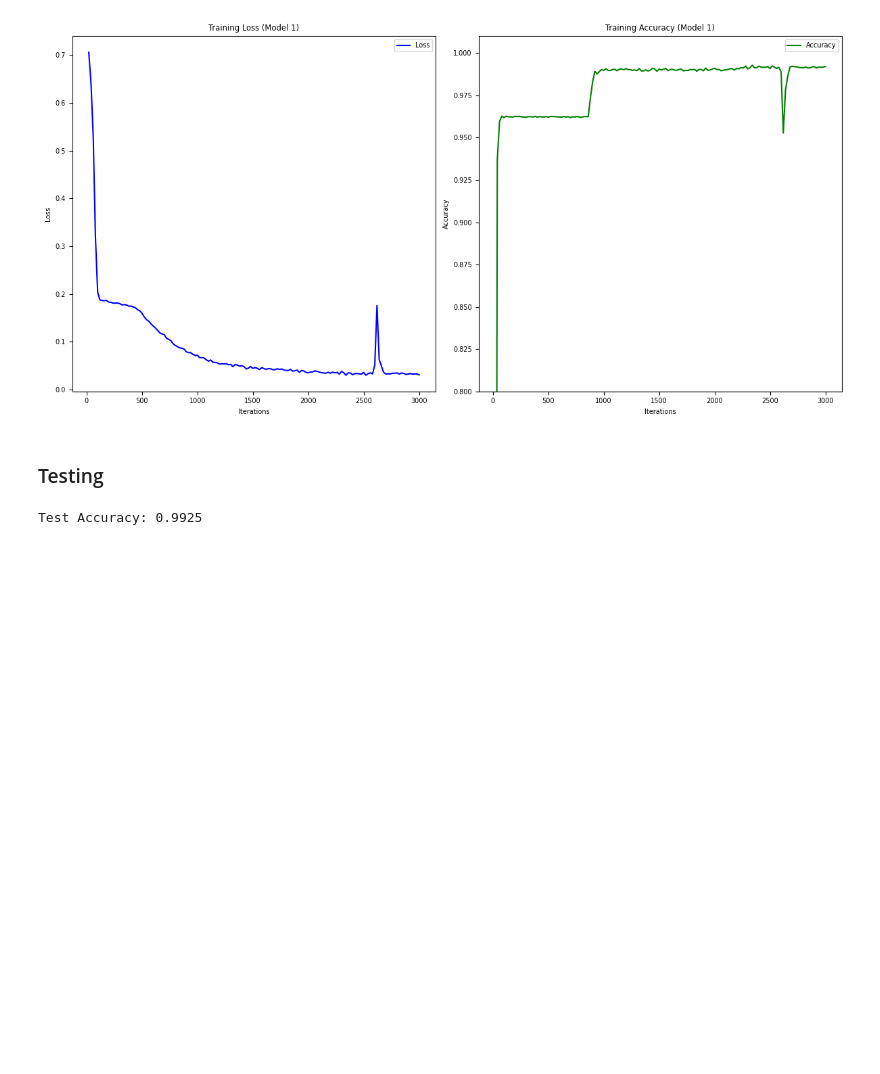
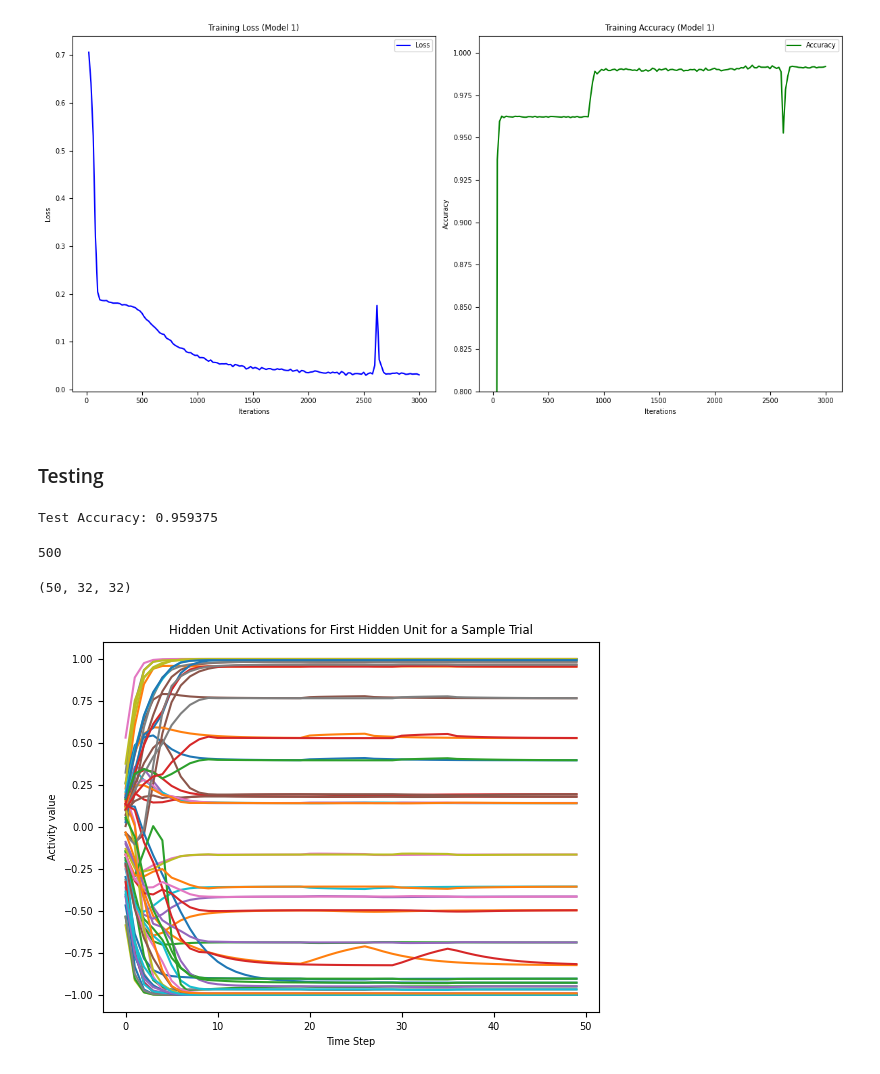
Before and after one commit to adampotton/Cognitive_AI_CW, a Jupyter notebook: Q2A_LSTM.ipynb, the cells around one changed output. Saved outputs shown, nothing was run; the diff lists cells and outputs as text; code cells hidden in the pictures; blank space fills up the shorter version.

```diff
--- a/Q2A_LSTM.ipynb
+++ b/Q2A_LSTM.ipynb
@@ -181,14 +181,16 @@ plt.show()
 # %%
 env = dataset.env # Reset environment
 env.reset(no_step=True)
-
+activity = []
 for i in range(500):
+    env.new_trial()
     test_inputs, test_labels = dataset()
     test_inputs = torch.from_numpy(test_inputs).type(torch.float)
     test_labels = torch.from_numpy(test_labels.flatten()).type(torch.long)
     test_accs = []
     with torch.no_grad():
-        test_output, _ = net(test_inputs)
+        test_output, act = net(test_inputs)
+        activity.append(act)
         test_output = test_output.view(-1, output_size)
         criterion = nn.CrossEntropyLoss()
         test_loss = criterion(test_output, test_labels)
@@ -197,4 +199,25 @@ for i in range(500):
 
 print('Test Accuracy:', np.mean(test_accs))
 # %% [output]
-Test Accuracy: 0.9925
+Test Accuracy: 0.959375
+# %%
+print(len(activity))
+# %% [output]
+500
+# %%
+import matplotlib.pyplot as plt
+
+# Plot the activations for the first few trials
+for i in range(480,481):  # Adjust the number of trials you want to visualize
+    trial_activations = activity[i].detach().numpy() # Convert tensor to numpy
+    print(trial_activations.shape)
+    # Select the first hidden unit for visualization (you can also visualize other units or all)
+    plt.plot(trial_activations[:, 0], label=f'Trial {i+1}')  # For the first hidden unit
+
+plt.xlabel('Time Step')
+plt.ylabel('Activity value')
+plt.title('Hidden Unit Activations for First Hidden Unit for a Sample Trial')
+plt.show()
+# %% [output]
+(50, 32, 32)
+[figure, added]
```
Also changed, not shown: parts of 2 cells of this notebook.
